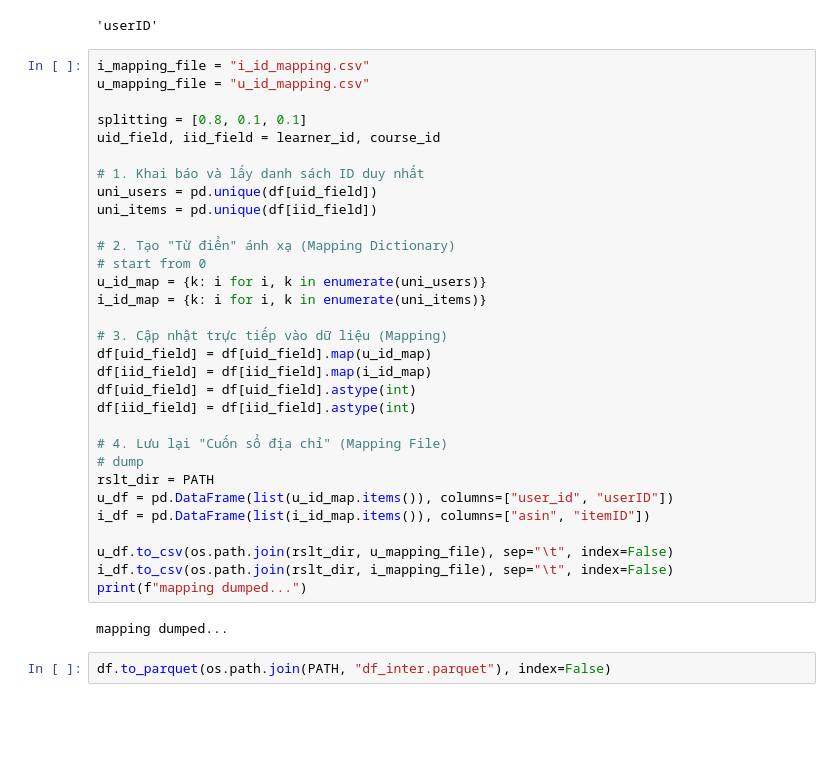
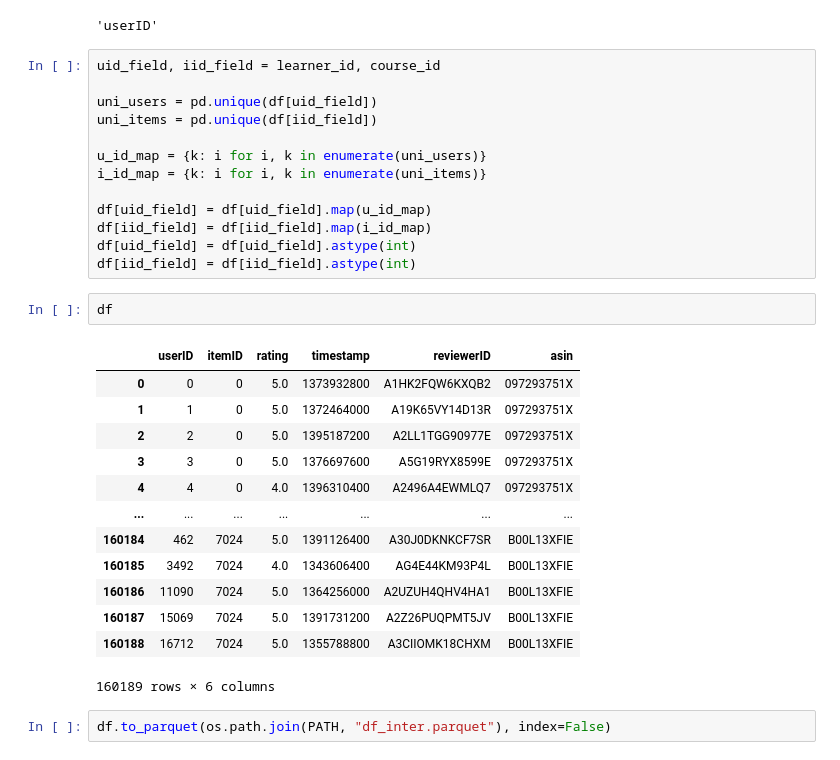
Before and after one commit to ThanhB18059162022/MMRec, a Jupyter notebook: preprocessing_v2/0rating2inter.ipynb, the cells around one changed output. Saved outputs shown, nothing was run; the diff lists cells and outputs as text; blank space fills up the shorter version.

```diff
--- a/preprocessing_v2/0rating2inter.ipynb
+++ b/preprocessing_v2/0rating2inter.ipynb
@@ -152,38 +173,34 @@ learner_id
 # %% [output]
 'userID'
 # %%
-i_mapping_file = "i_id_mapping.csv"
-u_mapping_file = "u_id_mapping.csv"
-
-splitting = [0.8, 0.1, 0.1]
 uid_field, iid_field = learner_id, course_id
 
-# 1. Khai báo và lấy danh sách ID duy nhất
 uni_users = pd.unique(df[uid_field])
 uni_items = pd.unique(df[iid_field])
 
-# 2. Tạo "Từ điển" ánh xạ (Mapping Dictionary)
-# start from 0
 u_id_map = {k: i for i, k in enumerate(uni_users)}
 i_id_map = {k: i for i, k in enumerate(uni_items)}
 
-# 3. Cập nhật trực tiếp vào dữ liệu (Mapping)
 df[uid_field] = df[uid_field].map(u_id_map)
 df[iid_field] = df[iid_field].map(i_id_map)
 df[uid_field] = df[uid_field].astype(int)
 df[iid_field] = df[iid_field].astype(int)
-
-# 4. Lưu lại "Cuốn sổ địa chỉ" (Mapping File)
-# dump
-rslt_dir = PATH
-u_df = pd.DataFrame(list(u_id_map.items()), columns=["user_id", "userID"])
-i_df = pd.DataFrame(list(i_id_map.items()), columns=["asin", "itemID"])
-
-u_df.to_csv(os.path.join(rslt_dir, u_mapping_file), sep="\t", index=False)
-i_df.to_csv(os.path.join(rslt_dir, i_mapping_file), sep="\t", index=False)
-print(f"mapping dumped...")
-# %% [output]
-mapping dumped...
+# %%
+df
+# %% [output]
+|  | userID | itemID | rating | timestamp | reviewerID | asin |
+| 0 | 0 | 0 | 5.0 | 1373932800 | A1HK2FQW6KXQB2 | 097293751X |
+| 1 | 1 | 0 | 5.0 | 1372464000 | A19K65VY14D13R | 097293751X |
+| 2 | 2 | 0 | 5.0 | 1395187200 | A2LL1TGG90977E | 097293751X |
+| 3 | 3 | 0 | 5.0 | 1376697600 | A5G19RYX8599E | 097293751X |
+| 4 | 4 | 0 | 4.0 | 1396310400 | A2496A4EWMLQ7 | 097293751X |
+| ... | ... | ... | ... | ... | ... | ... |
+| 160184 | 462 | 7024 | 5.0 | 1391126400 | A30J0DKNKCF7SR | B00L13XFIE |
+| 160185 | 3492 | 7024 | 4.0 | 1343606400 | AG4E44KM93P4L | B00L13XFIE |
+| 160186 | 11090 | 7024 | 5.0 | 1364256000 | A2UZUH4QHV4HA1 | B00L13XFIE |
+| 160187 | 15069 | 7024 | 5.0 | 1391731200 | A2Z26PUQPMT5JV | B00L13XFIE |
+| 160188 | 16712 | 7024 | 5.0 | 1355788800 | A3CIIOMK18CHXM | B00L13XFIE |
+160189 rows × 6 columns
 # %%
 df.to_parquet(os.path.join(PATH, "df_inter.parquet"), index=False)
 # %% [markdown]
```
Also changed, not shown: parts of 4 cells of this notebook.
